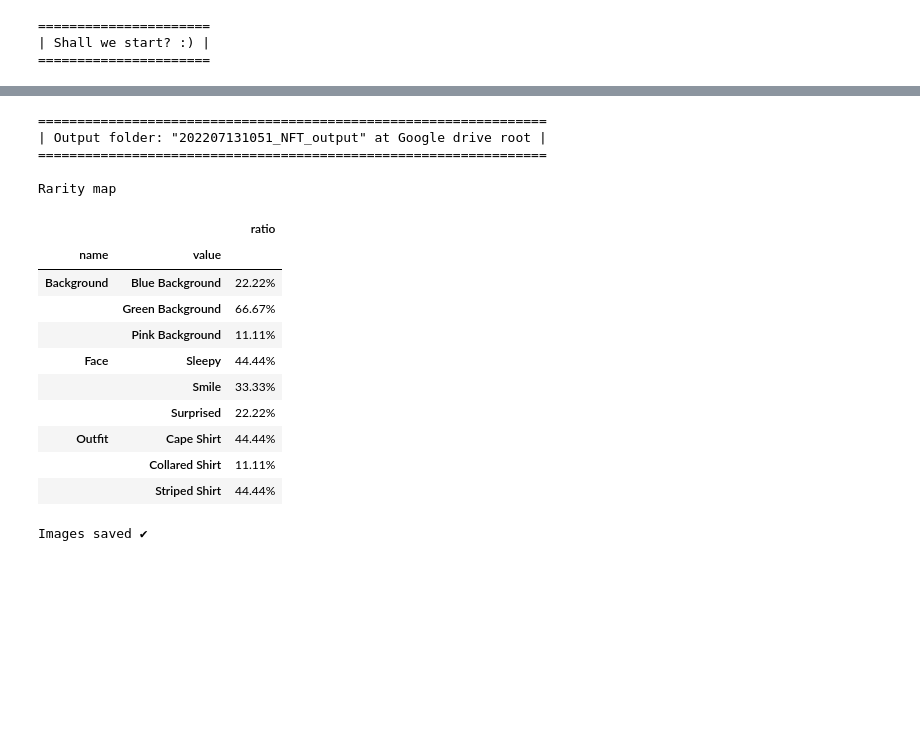
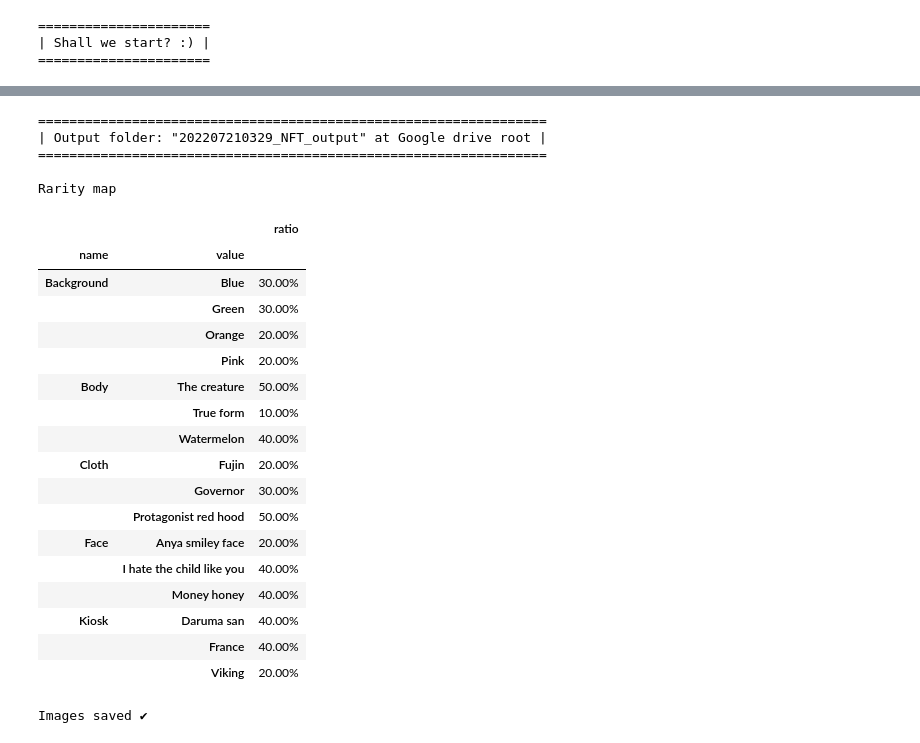
Before and after one commit to benzerer/google-drive-NFT-generator, a Jupyter notebook: generator.ipynb, the cells around one changed output, grey strips where cells are left out. Cells and saved outputs as stored; diff of their text form; code cells hidden in the pictures; blank space fills up the shorter version.

```diff
--- a/generator.ipynb
+++ b/generator.ipynb
@@ -29,7 +29,7 @@ Mounted at /content/drive
 
 #@markdown Example: /Project1/myNFT.
 
-path = "Newocean/Decenzor/Kiosk NFT/NFT sample" #@param {"type":"string"}
+path = "Newocean/Decenzor/Kiosk NFT/Multilayer demo" #@param {"type":"string"}
 
 #@markdown Then, run the cell `▶`
 
@@ -74,7 +74,7 @@ else:
 
 #@markdown Run this cell `▶` to load all images before starting NFT generation.
 
-IMAGE_EXT = re.complie(r'\.(png|jpeg|jpg)$'. re.I)
+IMAGE_EXT = re.compile(r'\.(png|jpeg|jpg)$', re.I)
 
 def generate_ctn (s:str) -> dict:
   global BASE
@@ -211,7 +211,7 @@ Sample: Check the completeness of images before continue.
 #@title **Let's go!** {"display-mode":"form"}
 
 #@markdown How many NFT do you want to generate? (minimum = 5, maximum = 2,000)
-total = 9 #@param {type:"slider", min:5, max:2000, step:1}
+total = 10 #@param {type:"slider", min:5, max:2000, step:1}
 
 #@markdown Do you want to generate excel?
 excel = False #@param {type:"boolean"}
@@ -286,41 +286,48 @@ if executable:
 
     ms1 = tqdm(map(parse_attributes, NFTs_dct), "Parsing metadata")
     ms2 = tqdm(enumerate(ms1), "Writing metadata")
 
     for mid, mctn in ms2:
       with open(f"{metadata_path}/{mid}.txt", "w") as f:
         f.write(mctn)
     print('Metadata generated ✔')
 
   image_path = f"{output_path}/image"
   if not os.path.isdir(image_path):
     os.mkdir(image_path)
 
   is1 = tqdm(map(gen_from_precursor,NFTs_dct), "Generate images")
   is2 = tqdm(enumerate(is1), "Save images")
 
   for iid, ictn in is2:
     ictn.save(f'{image_path}/{iid}.png', format="png")
   print('Images saved ✔')
 
 else:
 
   output("Setting step was not done properly")
 # %% [output]
 =================================================================
-| Output folder: "202207131051_NFT_output" at Google drive root |
+| Output folder: "202207210329_NFT_output" at Google drive root |
 =================================================================
 
 Rarity map
 |  |  | ratio |
 | name | value |  |
-| Background | Blue Background | 22.22% |
-|  | Green Background | 66.67% |
-|  | Pink Background | 11.11% |
-| Face | Sleepy | 44.44% |
-|  | Smile | 33.33% |
-|  | Surprised | 22.22% |
-| Outfit | Cape Shirt | 44.44% |
-|  | Collared Shirt | 11.11% |
-|  | Striped Shirt | 44.44% |
+| Background | Blue | 30.00% |
+|  | Green | 30.00% |
+|  | Orange | 20.00% |
+|  | Pink | 20.00% |
+| Body | The creature | 50.00% |
+|  | True form | 10.00% |
+|  | Watermelon | 40.00% |
+| Cloth | Fujin | 20.00% |
+|  | Governor | 30.00% |
+|  | Protagonist red hood | 50.00% |
+| Face | Anya smiley face | 20.00% |
+|  | I hate the child like you | 40.00% |
+|  | Money honey | 40.00% |
+| Kiosk | Daruma san | 40.00% |
+|  | France | 40.00% |
+|  | Viking | 20.00% |
 Images saved ✔
```
Also changed, not shown: parts of 2 cells of this notebook.
